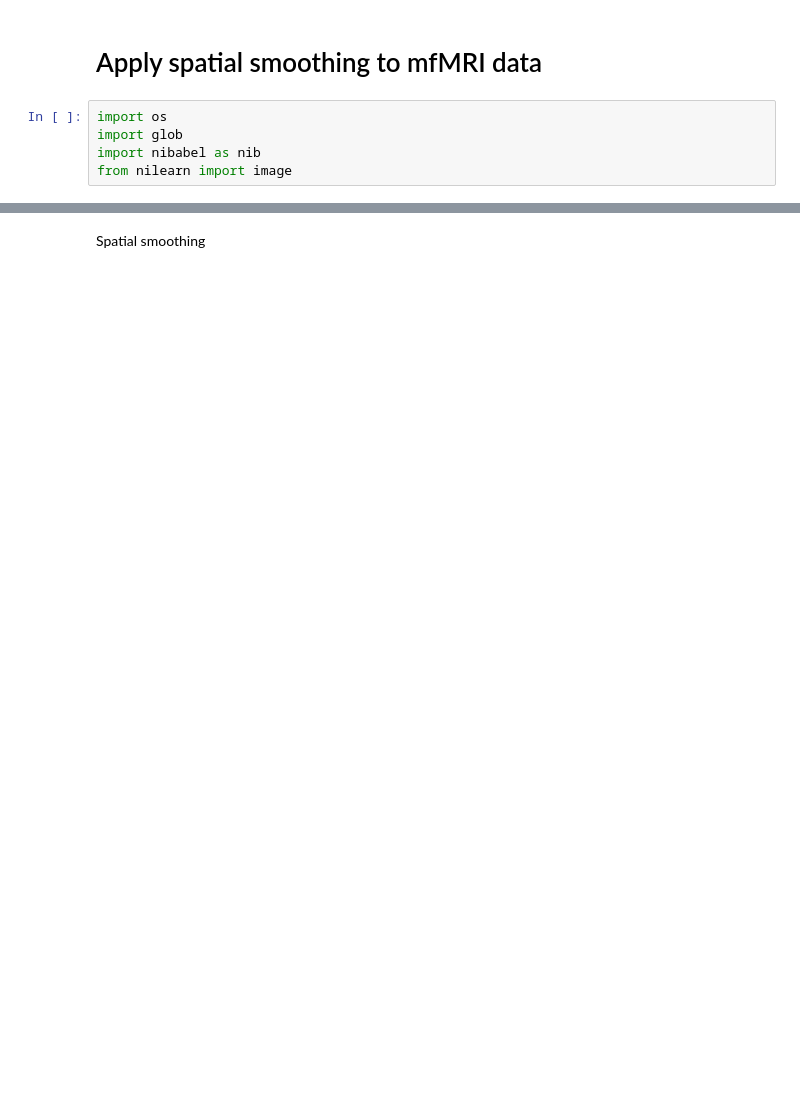
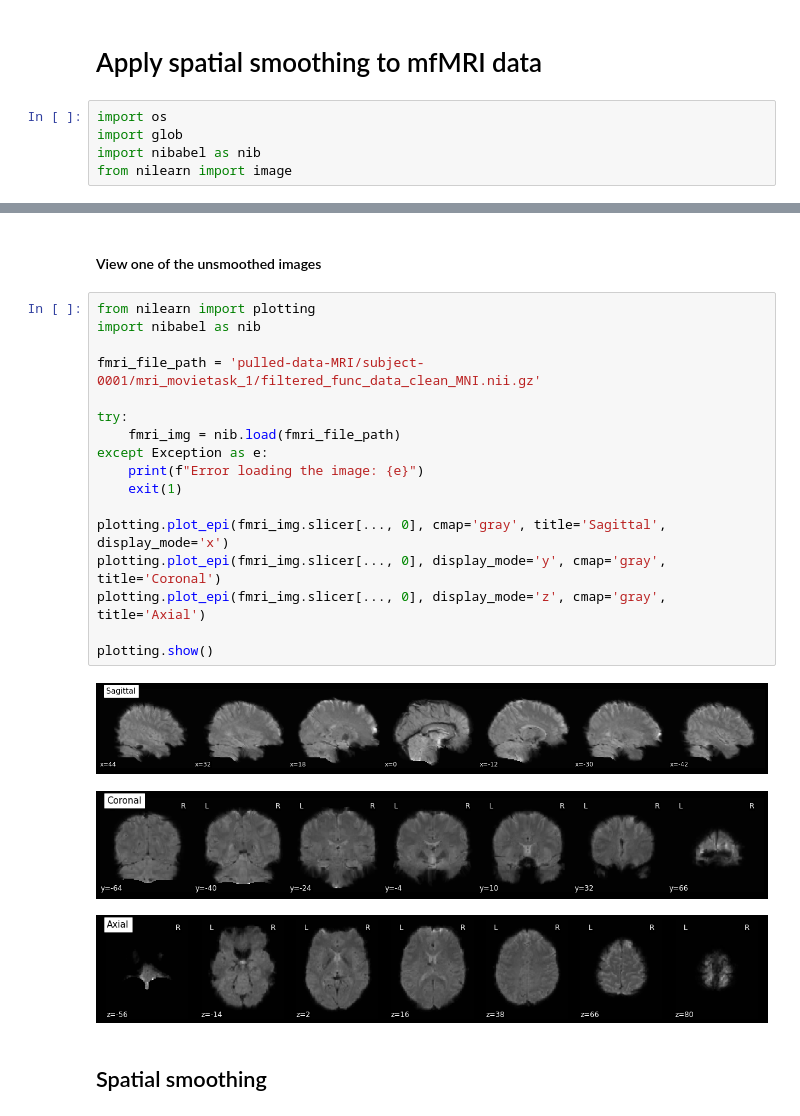
Before and after one commit to christiennedamatac/sps_mfMRI, a Jupyter notebook: spatial_smoothing.ipynb, the cells around one changed output, grey strips where cells are left out. Cells and saved outputs as stored; diff of their text form; blank space fills up the shorter version.

```diff
--- a/spatial_smoothing.ipynb
+++ b/spatial_smoothing.ipynb
@@ -102,6 +99,29 @@ pulled-data-MRI/subject-0235/mri_movietask_2/filtered_func_data_clean_MNI.nii.gz
 pulled-data-MRI/subject-0235/mri_movietask_3/filtered_func_data_clean_MNI.nii.gz
 pulled-data-MRI/subject-0239/mri_movietask_1/filtered_func_data_clean_MNI.nii.gz
 pulled-data-MRI/subject-0239/mri_movietask_3/filtered_func_data_clean_MNI.nii.gz
-# %% [markdown]
-Spatial smoothing
+# %% [markdown]
+#### View one of the unsmoothed images
+# %%
+from nilearn import plotting
+import nibabel as nib
+
+fmri_file_path = 'pulled-data-MRI/subject-0001/mri_movietask_1/filtered_func_data_clean_MNI.nii.gz'
+
+try:
+    fmri_img = nib.load(fmri_file_path)
+except Exception as e:
+    print(f"Error loading the image: {e}")
+    exit(1)
+
+plotting.plot_epi(fmri_img.slicer[..., 0], cmap='gray', title='Sagittal', display_mode='x')
+plotting.plot_epi(fmri_img.slicer[..., 0], display_mode='y', cmap='gray', title='Coronal')
+plotting.plot_epi(fmri_img.slicer[..., 0], display_mode='z', cmap='gray', title='Axial')
+
+plotting.show()
+# %% [output]
+[figure, added]
+[figure, added]
+[figure, added]
+# %% [markdown]
+## Spatial smoothing
 # %%
```
Also changed, not shown: parts of 16 cells of this notebook.
